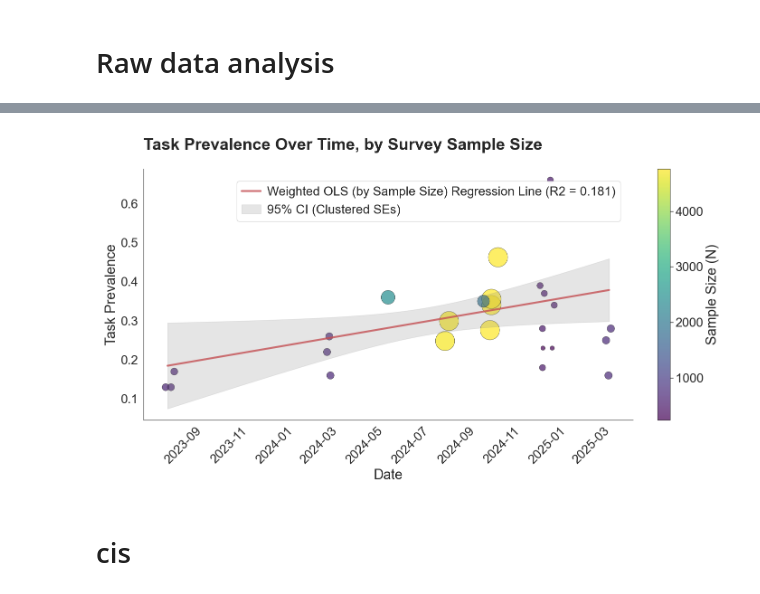
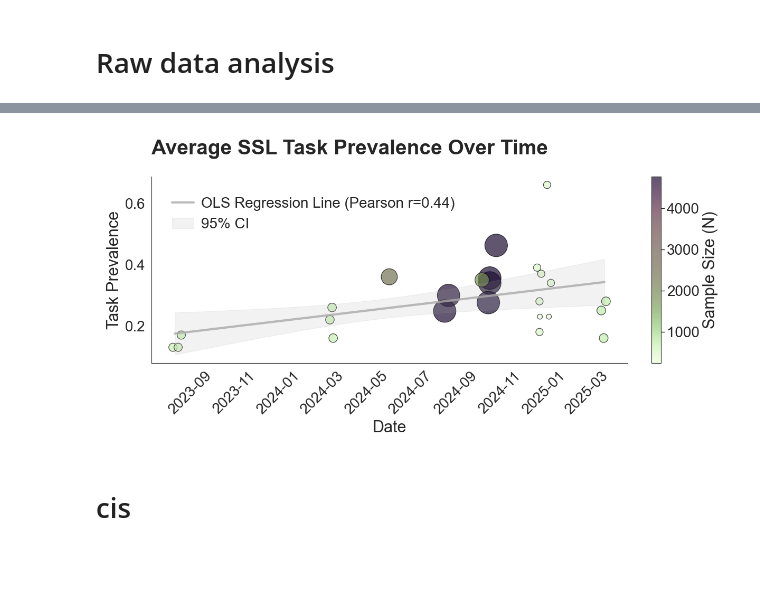
Before and after one commit to josh-ashkinaze/ssl, a Jupyter notebook: study1/prev_analysis.ipynb, the cells around one changed output, grey strips where cells are left out. Saved outputs shown, nothing was run; the diff lists cells and outputs as text; code cells hidden in the pictures; blank space fills up the shorter version.

```diff
--- a/study1/prev_analysis.ipynb
+++ b/study1/prev_analysis.ipynb
@@ -784,5 +792,14 @@ plt.show()
 # %%
 import statsmodels.api as sm
+import matplotlib.pyplot as plt
+import pandas as pd
+import numpy as np
+from scipy.stats import pearsonr
+import cmcrameri.cm as cmc
+
+
+mypal = make_aesthetic()
+
 
 # Convert dates to days since start
 df['days_since_start'] = (df['Date'] - df['Date'].min()).dt.days
@@ -790,24 +807,37 @@ df['days_since_start'] = (df['Date'] - df['Date'].min()).dt.days
 # Set up regression data
 X = sm.add_constant(df['days_since_start'])
 y = df['Proportion']
-weights = df['N']
 
-#Fit weighted OLS with clustered standard errors by survey
-model = sm.WLS(y, X, weights=weights).fit(
-   cov_type='cluster',
-   cov_kwds={'groups': df['Title']}
+# Fit unweighted OLS with clustered standard errors by survey
+model = sm.OLS(y, X).fit(
+    cov_type='cluster',
+    cov_kwds={'groups': df['Title']}
 )
 
+# Calculate correlation and p-value
+rho, rho_pvalue = pearsonr(df['days_since_start'], df['Proportion'])
 
-# Print results
-print("=== OLS WITH CLUSTERED STANDARD ERRORS ===")
-print(model.summary())
-print(f"\nDaily change: {model.params[1]:.6f} ± {model.bse[1]:.6f}")
-print(f"Annual change: {model.params[1] * 365:.4f}")
-print(f"P-value: {model.pvalues[1]:.6f}")
+# Print results nicely formatted
+print("\n" + "="*80)
+print(" " * 30 + "OLS REGRESSION RESULTS")
+print("="*80)
+
+print(f"\nDATA OVERVIEW")
+print(f"Sample size: {len(df)} observations")
+print(f"Time span: {(df['Date'].max() - df['Date'].min()).days} days")
+print(f"Raw correlation (ρ): {rho:.2f} (p = {rho_pvalue:.2f})")
+
+print(f"\nOLS REGRESSION RESULTS")
+print(f"   Daily change: {model.params[1]:.6f} ± {model.bse[1]:.6f}")
+print(f"   Annual change: {model.params[1] * 365:.2f} percentage points/year")
+print(f"   P-value: {model.pvalues[1]:.2f}")
+print(f"   R-squared: {model.rsquared:.2f}")
+print(f"   Intercept: {model.params[0]:.2f}")
+
+
 
 # Create plot
-plt.figure(figsize=(14, 8))
+plt.figure(figsize=(12, 6))
 
 # Add time jitter for visualization
 np.random.seed(42)
@@ -817,7 +847,7 @@ date_jittered = df['Date'] + pd.to_timedelta(jitter_days, unit='D')
 # Plot jittered points colored by sample size
 scatter = plt.scatter(date_jittered, df['Proportion'],
                     c=df['N'], s=df['N']/5,
-                    cmap='viridis', alpha=0.7, edgecolors='black', linewidth=0.5)
+                    cmap=cmc.tokyo_r, alpha=0.7, edgecolors='black', linewidth=0.9)
 
 plt.colorbar(scatter, label='Sample Size (N)')
 
@@ -825,26 +855,29 @@ plt.colorbar(scatter, label='Sample Size (N)')
 date_range = pd.date_range(df['Date'].min(), df['Date'].max(), freq='D')
 days_range = (date_range - df['Date'].min()).days
 X_pred = sm.add_constant(days_range)
+
+# Calculate correlation for model
+model_corr = np.sqrt(model.rsquared)
+
+# OLS trend line
 trend_y = model.predict(X_pred)
+plt.plot(date_range, trend_y, 'b-', linewidth=3, alpha=0.8,
+        label=f'OLS Regression Line (Pearson r={rho:.2f})',
+         color=mypal[0])
 
-# Plot trend line
-plt.plot(date_range, trend_y, 'r-', linewidth=3, alpha=0.8,
-        label=f'Weighted OLS (by Sample Size) Regression Line (R2 = {model.rsquared:.3f})')
 
 # Add confidence intervals
 pred_summary = model.get_prediction(X_pred)
 conf_int = pred_summary.conf_int()
 plt.fill_between(date_range, conf_int[:, 0], conf_int[:, 1],
-                color='gray',
-                 alpha=0.2,
-                 label='95% CI (Clustered SEs)')
+                color=mypal[0], alpha=0.15, label='95% CI')
 
 # Format plot
 plt.xlabel('Date')
 plt.ylabel('Task Prevalence')
-plt.title('Task Prevalence Over Time, by Survey Sample Size', fontweight='bold')
-plt.legend()
+plt.title('Average SSL Task Prevalence Over Time', fontweight='bold')
+plt.legend(frameon=False, loc='upper left')
 plt.xticks(rotation=45)
-plt.savefig("../plots/prev_time_multiverse_regression.pdf", dpi=300)
+plt.savefig("../plots/prev_time_ols_regression.pdf", dpi=300)
 plt.show()
 # %% [output]
@@ -868,4 +899,4 @@ P-value: 0.031511
-[figure, old version]
+[figure, new version]
 # %% [markdown]
 # cis
 # %%
```
Also changed, not shown: parts of 13 cells of this notebook, 3 other files.
